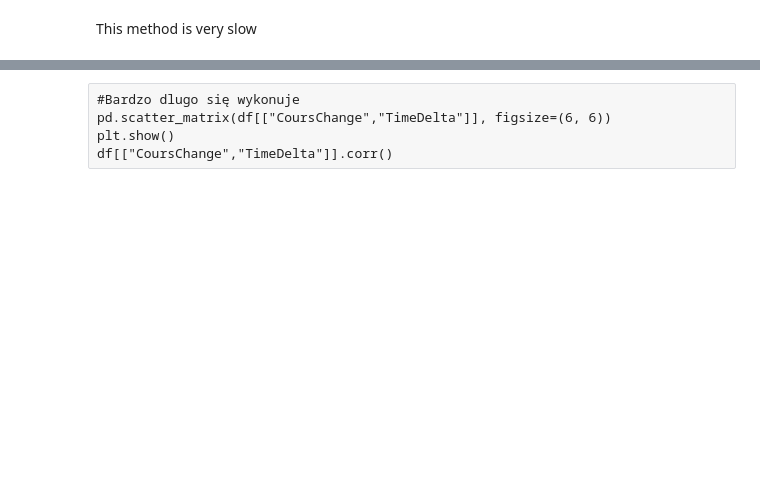
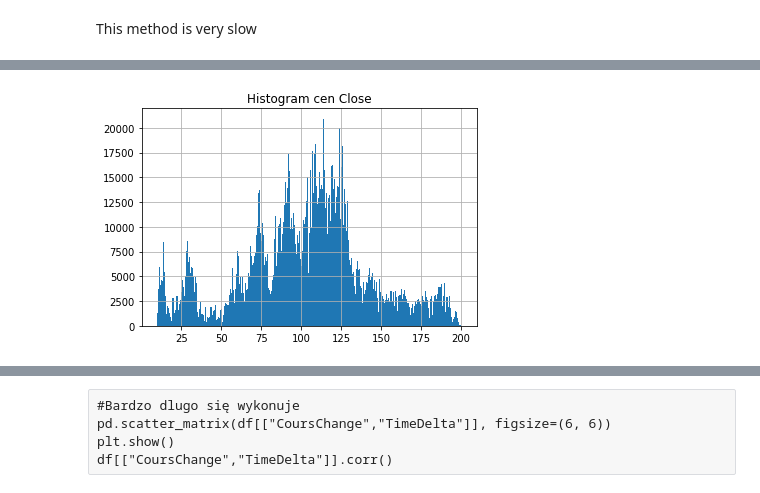
Before and after one commit to Moribund7/kghm_forecasting, a Jupyter notebook: notebooks/Untitled.ipynb, the cells around one changed output, grey strips where cells are left out. Cells and saved outputs as stored; diff of their text form; code cells hidden in the pictures; blank space fills up the shorter version.

```diff
--- a/notebooks/Untitled.ipynb
+++ b/notebooks/Untitled.ipynb
@@ -39,0 +51,8 @@ ax2.set_yscale('log')
+# %%
+fig,ax2=plt.subplots()
+df.Close.hist(ax=ax2, bins=1000, bottom=0.1)
+ax2.set_title("Histogram cen Close")
+# ax2.set_yscale('log')
+plt.show()
+# %% [output]
+[figure, added]
```
Also changed, not shown: parts of 29 cells of this notebook.
